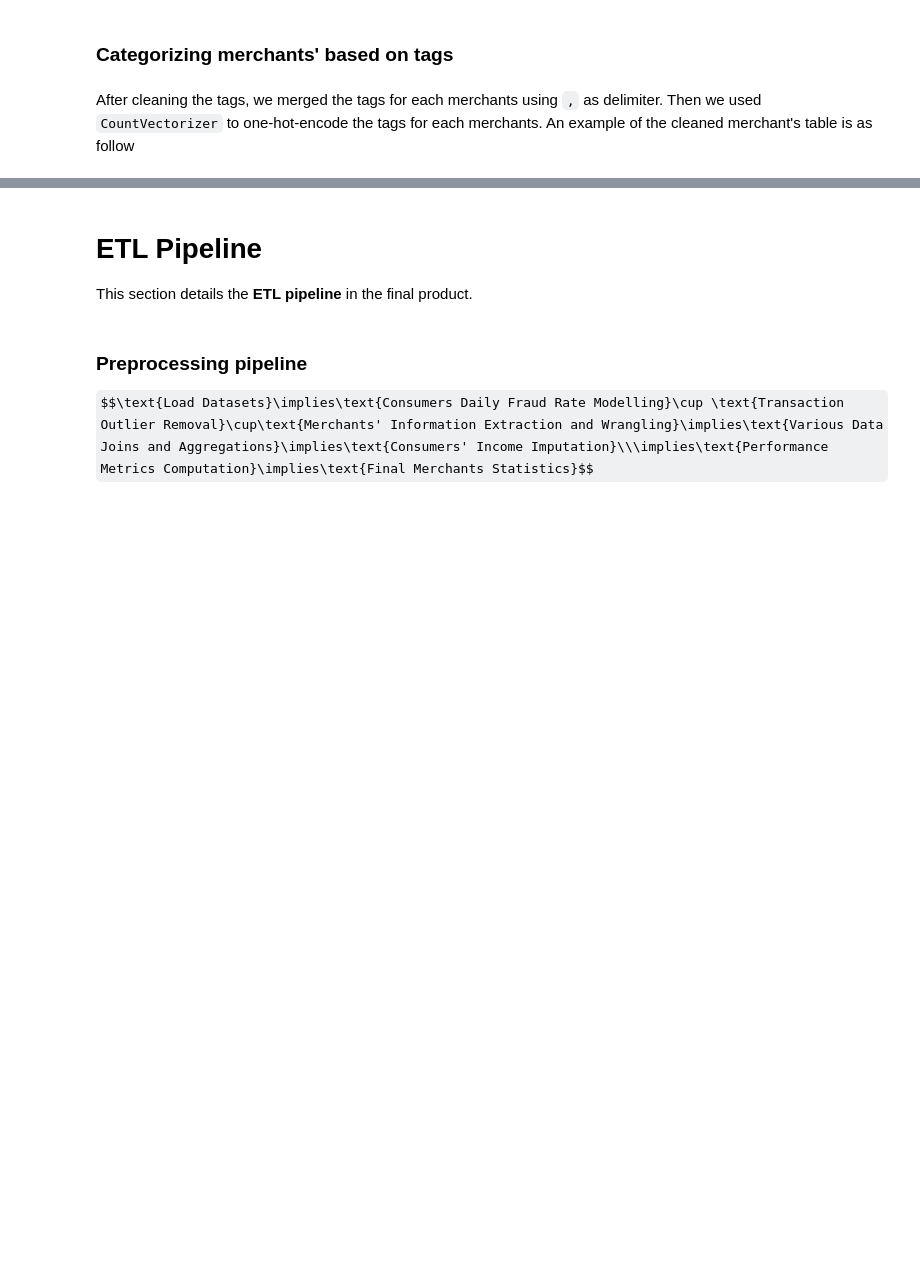
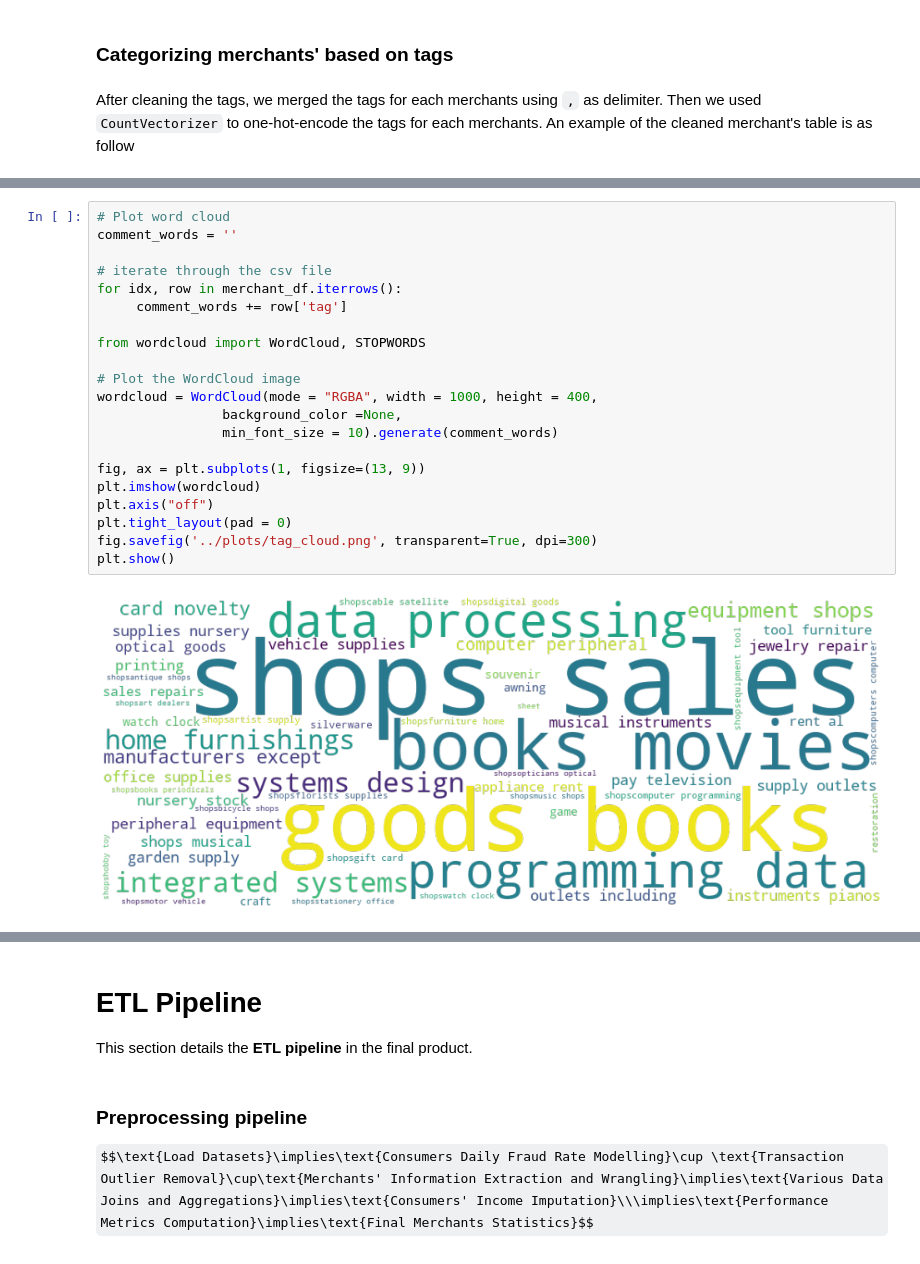
Before and after one commit to MAST30034-Applied-Data-Science/generic-buy-now-pay-later-project-group-19, a Jupyter notebook: notebooks/Project Summary Notebook.ipynb, the cells around one changed output, grey strips where cells are left out. Cells and saved outputs as stored; diff of their text form; some formulas as TeX source; blank space fills up the shorter version.

```diff
--- a/notebooks/Project Summary Notebook.ipynb
+++ b/notebooks/Project Summary Notebook.ipynb
@@ -445 +448,24 @@ In total, we have **57 unique tags** for merchants.
+# %%
+# Plot word cloud
+comment_words = ''
+
+# iterate through the csv file
+for idx, row in merchant_df.iterrows():
+     comment_words += row['tag']
+
+from wordcloud import WordCloud, STOPWORDS
+
+# Plot the WordCloud image
+wordcloud = WordCloud(mode = "RGBA", width = 1000, height = 400,
+                background_color =None,
+                min_font_size = 10).generate(comment_words)
+
+fig, ax = plt.subplots(1, figsize=(13, 9))
+plt.imshow(wordcloud)
+plt.axis("off")
+plt.tight_layout(pad = 0)
+fig.savefig('../plots/tag_cloud.png', transparent=True, dpi=300)
+plt.show()
+# %% [output]
+[figure, new version]
 # %% [markdown]
```
Also changed, not shown: parts of 44 cells of this notebook, 9 other files.
